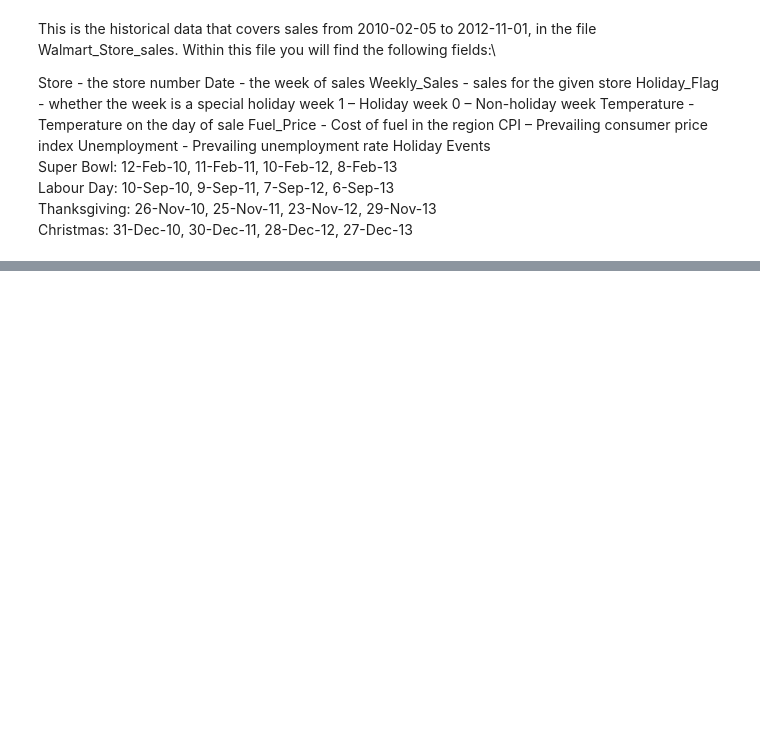
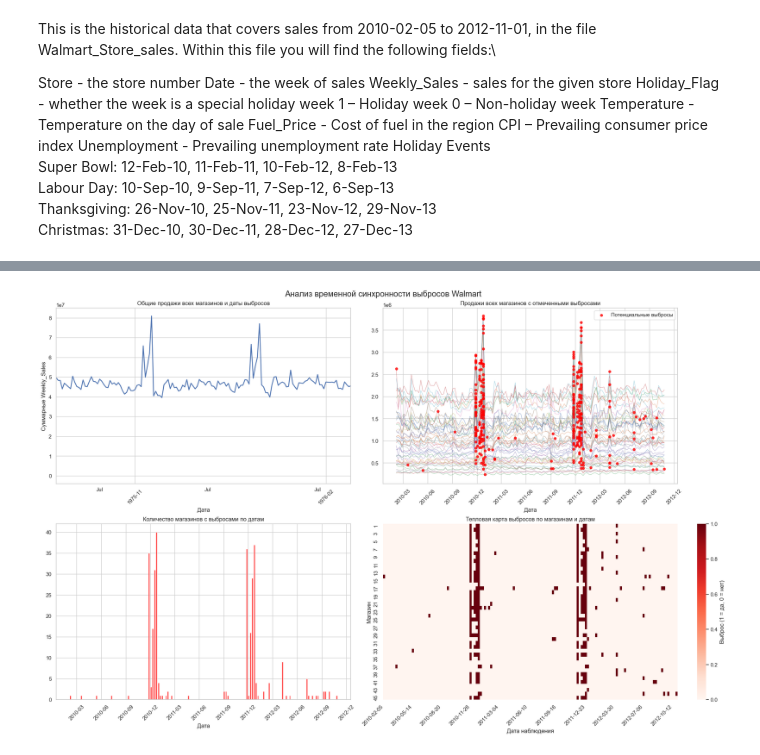
Before and after one commit to yargames1/ITMO, a Jupyter notebook: основы анализа данных/lab1/lab1.ipynb, the cells around one changed output, grey strips where cells are left out. Cells and saved outputs as stored; diff of their text form; code cells hidden in the pictures; blank space fills up the shorter version.

```diff
--- a/основы анализа данных/lab1/lab1.ipynb
+++ b/основы анализа данных/lab1/lab1.ipynb
@@ -59,0 +112,14 @@ df.info()
+# %%
+# по дате, чтобы не показать будущее на тренировке
+unique_dates = np.sort(df["Date"].unique())
+cutoff_idx = int(len(unique_dates) * 0.80)
+cutoff_date = pd.Timestamp(unique_dates[cutoff_idx])
+
+train_mask = df["Date"] < cutoff_date
+train_raw = df.loc[train_mask].copy()
+test_raw = df.loc[~train_mask].copy()
+
+print("Дата начала теста:", cutoff_date.date())
+print("Train:", train_raw.shape, "| Test:", test_raw.shape)
+print("Диапазон train:", train_raw.Date.min().date(), "—", train_raw.Date.max().date())
+print("Диапазон test:", test_raw.Date.min().date(), "—", test_raw.Date.max().date())
@@ -59,0 +135,83 @@ df.info()
+# %%
+df_check = df.copy()
+df_check['Date'] = pd.to_datetime(df_check['Date'], format='%d-%m-%Y')
+df_check['Weekly_Sales'] = pd.to_numeric(df_check['Weekly_Sales'], errors='coerce')
+
+# Расчёт границ IQR ТОЛЬКО на train_raw для каждого магазина
+stats = train_raw.groupby('Store')['Weekly_Sales'].agg(
+    Q1=lambda x: x.quantile(0.25),
+    Q3=lambda x: x.quantile(0.75)
+)
+stats['IQR'] = stats['Q3'] - stats['Q1']
+stats['Lower'], stats['Upper'] = stats['Q1'] - 1.5 * stats['IQR'], stats['Q3'] + 1.5 * stats['IQR']
+
+df_check = df_check.join(stats[['Lower', 'Upper']], on='Store')
+
+# Разметка выбросов
+df_check['IQR_Outlier'] = (df_check['Weekly_Sales'] < df_check['Lower']) | (df_check['Weekly_Sales'] > df_check['Upper'])
+df_check['Outlier_Type'] = np.select(
+    [df_check['Weekly_Sales'] < df_check['Lower'], df_check['Weekly_Sales'] > df_check['Upper']],
+    ['Нижний', 'Верхний'], default='Нет'
+)
+outliers = df_check[df_check['IQR_Outlier']].copy()
+
+
+print(
+    f"Всего наблюдений: {len(df_check)}\n"
+    f"Потенциальных выбросов: {len(outliers)} ({len(outliers) / len(df_check) * 100:.2f}%)\n"
+    f"Магазинов: {df_check['Store'].nunique()}\n"
+    f"Дат: {df_check['Date'].nunique()}\n"
+    f"Границы IQR посчитаны на train_raw ({len(train_raw)} строк)"
+)
+
+
+sns.set_theme(style='whitegrid')
+fig, axes = plt.subplots(2, 2, figsize=(20, 13), constrained_layout=True)
+ax1, ax2, ax3, ax4 = axes.flatten()
+
+# График 1: Общие продажи и даты выбросов
+total_sales = df_check.groupby('Date')['Weekly_Sales'].sum().sort_index()
+total_sales.plot(ax=ax1, linewidth=1.8)
+ax1.vlines(outliers['Date'].unique(), ymin=0, ymax=total_sales.max(), color='red', alpha=0.12, linewidth=0.8)
+ax1.set_title('Общие продажи всех магазинов и даты выбросов')
+ax1.set_ylabel('Суммарные Weekly_Sales')
+
+# График 2: Продажи магазинов + выбросы
+for _, group in df_check.groupby('Store'):
+    ax2.plot(group['Date'], group['Weekly_Sales'], linewidth=0.8, alpha=0.55)
+ax2.scatter(outliers['Date'], outliers['Weekly_Sales'], color='red', s=24, alpha=0.8, label='Потенциальные выбросы', zorder=5)
+ax2.set_title('Продажи всех магазинов с отмеченными выбросами')
+ax2.legend()
+
+# График 3: Количество магазинов с выбросами по датам
+outliers_per_date = outliers.groupby('Date')['Store'].nunique().sort_index()
+ax3.bar(outliers_per_date.index, outliers_per_date.values, width=5, color='red', alpha=0.75)
+ax3.set_title('Количество магазинов с выбросами по датам')
+
+# График 4: Тепловая карта
+heatmap_data = df_check.pivot_table(index='Store', columns='Date', values='IQR_Outlier', aggfunc='max', fill_value=False).astype(int)
+sns.heatmap(heatmap_data, cmap='Reds', cbar_kws={'label': 'Выброс (1 = да, 0 = нет)'}, ax=ax4)
+ax4.set_title('Тепловая карта выбросов по магазинам и датам')
+
+# Унифицированное форматирование осей для всех графиков
+for ax in (ax1, ax2, ax3, ax4):
+    ax.set_xlabel('Дата')
+    if ax != ax4:
+        ax.xaxis.set_major_locator(mdates.MonthLocator(interval=3))
+        ax.xaxis.set_major_formatter(mdates.DateFormatter('%Y-%m'))
+        ax.tick_params(axis='x', rotation=45)
+    else:
+        # Для heatmap
+        ax.set_xlabel('Дата наблюдения')
+        ax.set_ylabel('Магазин')
+        n_dates = len(heatmap_data.columns)
+        step = max(1, n_dates // 10)
+        ax.set_xticks(np.arange(0, n_dates, step) + 0.5)
+        ax.set_xticklabels(
+            [heatmap_data.columns[i].strftime('%Y-%m-%d') for i in range(0, n_dates, step)],
+            rotation=45, ha='right'
+        )
+
+fig.suptitle('Анализ временной синхронности выбросов Walmart', fontsize=17)
+plt.show()
+# %% [output]
@@ -59,0 +223 @@ df.info()
+[figure, added]
```
Also changed, not shown: parts of 29 cells of this notebook, 44 other files.
